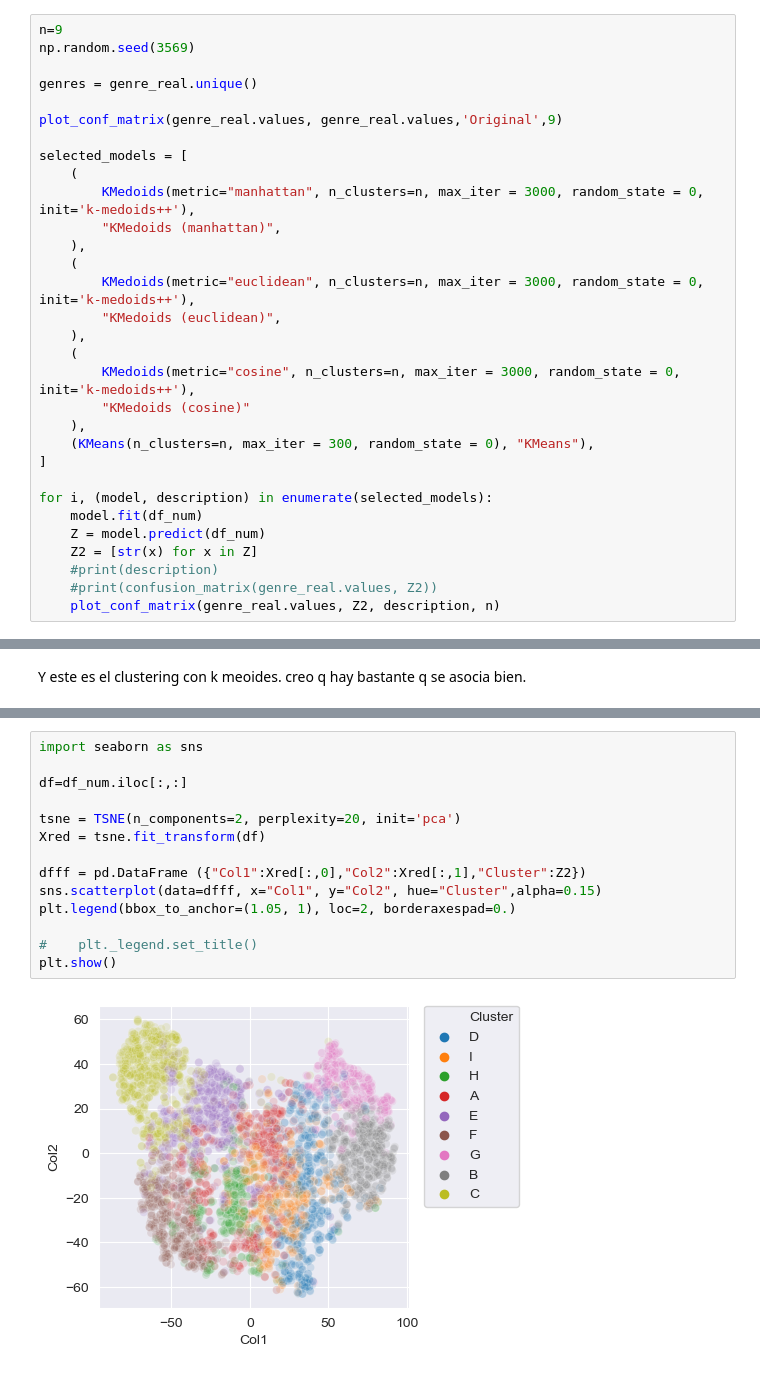
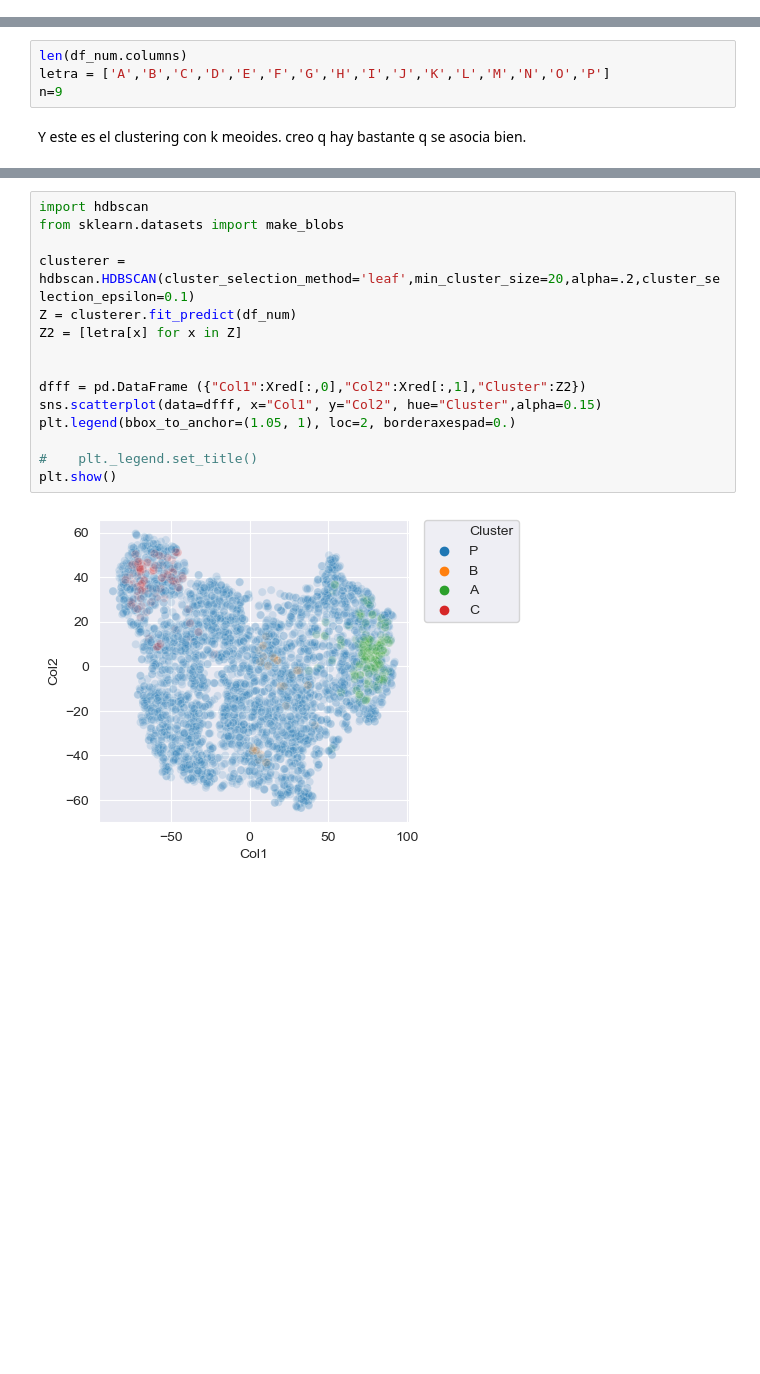
Before and after one commit to francotestori/dmctuba_01, a Jupyter notebook: preprocesamiento/04_clusterings.ipynb, the cells around one changed output, grey strips where cells are left out. Saved outputs shown, nothing was run; the diff lists cells and outputs as text; blank space fills up the shorter version.

Commit message:
Agregado el clustering por distintos metodos

```diff
--- a/preprocesamiento/04_clusterings.ipynb
+++ b/preprocesamiento/04_clusterings.ipynb
@@ -189,31 +132,0 @@ Con este gráfico, si se sigue la regla del codo, entonces diría que usemos 9 g
-# %%
-n=9
-np.random.seed(3569)
-
-genres = genre_real.unique()
-
-plot_conf_matrix(genre_real.values, genre_real.values,'Original',9)
-
-selected_models = [
-    (
-        KMedoids(metric="manhattan", n_clusters=n, max_iter = 3000, random_state = 0, init='k-medoids++'),
-        "KMedoids (manhattan)",
-    ),
-    (
-        KMedoids(metric="euclidean", n_clusters=n, max_iter = 3000, random_state = 0, init='k-medoids++'),
-        "KMedoids (euclidean)",
-    ),
-    (
-        KMedoids(metric="cosine", n_clusters=n, max_iter = 3000, random_state = 0, init='k-medoids++'),
-        "KMedoids (cosine)"
-    ),
-    (KMeans(n_clusters=n, max_iter = 300, random_state = 0), "KMeans"),
-]
-
-for i, (model, description) in enumerate(selected_models):
-    model.fit(df_num)
-    Z = model.predict(df_num)
-    Z2 = [str(x) for x in Z]
-    #print(description)
-    #print(confusion_matrix(genre_real.values, Z2))
-    plot_conf_matrix(genre_real.values, Z2, description, n)
@@ -236,2 +133,6 @@ Z2 = [letra[x] for x in Z]
+# %%
+len(df_num.columns)
+letra = ['A','B','C','D','E','F','G','H','I','J','K','L','M','N','O','P']
+n=9
 # %% [markdown]
 Y este es el clustering con k meoides. creo q hay bastante q se asocia bien.
@@ -238,17 +167,18 @@ Y este es el clustering con k meoides. creo q hay bastante q se asocia bien.
 # %%
-import seaborn as sns
+import hdbscan
+from sklearn.datasets import make_blobs
 
-df=df_num.iloc[:,:]
+clusterer = hdbscan.HDBSCAN(cluster_selection_method='leaf',min_cluster_size=20,alpha=.2,cluster_selection_epsilon=0.1)
+Z = clusterer.fit_predict(df_num)
+Z2 = [letra[x] for x in Z]
 
-tsne = TSNE(n_components=2, perplexity=20, init='pca')
-Xred = tsne.fit_transform(df)
 
 dfff = pd.DataFrame ({"Col1":Xred[:,0],"Col2":Xred[:,1],"Cluster":Z2})
 sns.scatterplot(data=dfff, x="Col1", y="Col2", hue="Cluster",alpha=0.15)
 plt.legend(bbox_to_anchor=(1.05, 1), loc=2, borderaxespad=0.)
 
 #    plt._legend.set_title()
 plt.show()
 # %% [output]
-[figure, old version]
+[figure, new version]
 # %%
```
Also changed, not shown: parts of 23 cells of this notebook.
